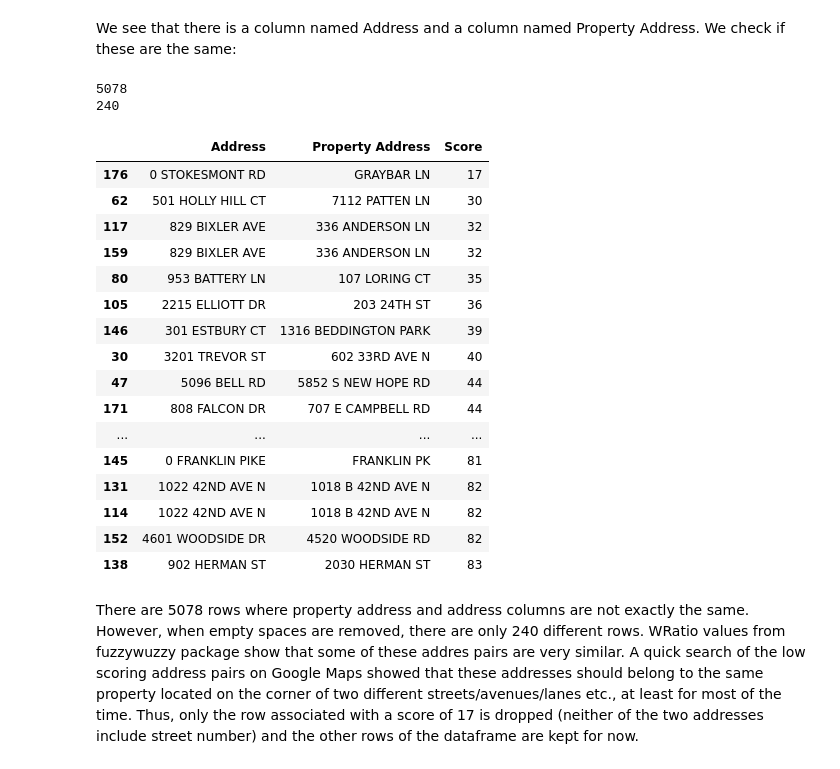
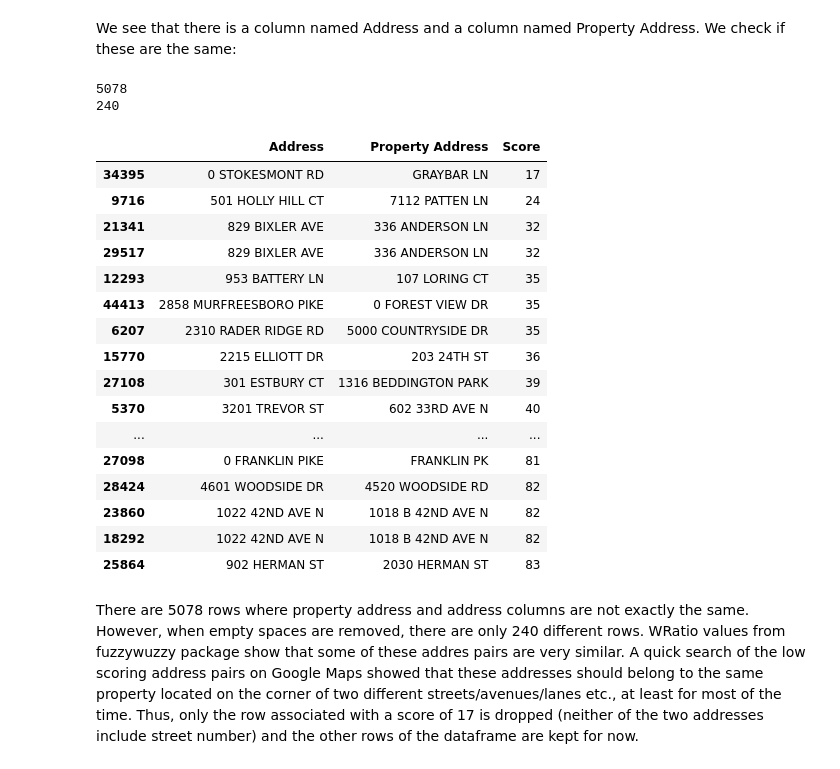
Before and after one commit to alalipour/Nashville-Housing-Prices, a Jupyter notebook: Nashville-Housing-Prices.ipynb, the cells around one changed output. Drawn from its saved outputs; the diff is of its cells as text; code cells hidden in the pictures.

Commit message:
data wrangling 100% complete (updated for efficiency)

```diff
--- a/Nashville-Housing-Prices.ipynb
+++ b/Nashville-Housing-Prices.ipynb
@@ -150,41 +150,37 @@ We see that there is a column named Address and a column named Property Address.
 # %%
 cond = (df['Address'] != df['Property Address']) & (~df['Address'].isna()) & (~df['Property Address'].isna())
 print(df[cond].shape[0])
 
 cond = (df['Address'].str.replace(' ', '') != df['Property Address'].str.replace(' ', '')) \
 & (~df['Address'].isna()) & (~df['Property Address'].isna())
 print(df[cond].shape[0])
 
-dfscorelist = []
-for index, row in df[cond].iterrows():
-        a = row['Address']
-        b = row['Property Address']
-        c = fuzz.WRatio(row['Address'], row['Property Address'])
-        dfscorelist.append({'Address':a, 'Property Address':b, 'Score':c})
-
-dfscore = pd.DataFrame(dfscorelist)
+a = df[cond]['Address']
+b = df[cond]['Property Address']
+c = df[cond][['Address','Property Address']].apply(lambda row: fuzz.WRatio(row['Address'], row['Property Address']), axis=1)
+dfscore = pd.DataFrame({'Address':a, 'Property Address':b, 'Score':c})
 dfscore.sort_values('Score',inplace=True)
 dfscore.head(30)
 # %% [output]
 5078
 240
 |  | Address | Property Address | Score |
-| 176 | 0 STOKESMONT RD | GRAYBAR LN | 17 |
-| 62 | 501 HOLLY HILL CT | 7112 PATTEN LN | 30 |
-| 117 | 829 BIXLER AVE | 336 ANDERSON LN | 32 |
-| 159 | 829 BIXLER AVE | 336 ANDERSON LN | 32 |
-| 80 | 953 BATTERY LN | 107 LORING CT | 35 |
-| 105 | 2215 ELLIOTT DR | 203 24TH ST | 36 |
-| 146 | 301 ESTBURY CT | 1316 BEDDINGTON PARK | 39 |
-| 30 | 3201 TREVOR ST | 602 33RD AVE N | 40 |
-| 47 | 5096 BELL RD | 5852 S NEW HOPE RD | 44 |
-| 171 | 808 FALCON DR | 707 E CAMPBELL RD | 44 |
+| 34395 | 0 STOKESMONT RD | GRAYBAR LN | 17 |
+| 9716 | 501 HOLLY HILL CT | 7112 PATTEN LN | 24 |
+| 21341 | 829 BIXLER AVE | 336 ANDERSON LN | 32 |
+| 29517 | 829 BIXLER AVE | 336 ANDERSON LN | 32 |
+| 12293 | 953 BATTERY LN | 107 LORING CT | 35 |
+| 44413 | 2858 MURFREESBORO PIKE | 0 FOREST VIEW DR | 35 |
+| 6207 | 2310 RADER RIDGE RD | 5000 COUNTRYSIDE DR | 35 |
+| 15770 | 2215 ELLIOTT DR | 203 24TH ST | 36 |
+| 27108 | 301 ESTBURY CT | 1316 BEDDINGTON PARK | 39 |
+| 5370 | 3201 TREVOR ST | 602 33RD AVE N | 40 |
 | ... | ... | ... | ... |
-| 145 | 0 FRANKLIN PIKE | FRANKLIN PK | 81 |
-| 131 | 1022 42ND AVE N | 1018 B 42ND AVE N | 82 |
-| 114 | 1022 42ND AVE N | 1018 B 42ND AVE N | 82 |
-| 152 | 4601 WOODSIDE DR | 4520 WOODSIDE RD | 82 |
-| 138 | 902 HERMAN ST | 2030 HERMAN ST | 83 |
+| 27098 | 0 FRANKLIN PIKE | FRANKLIN PK | 81 |
+| 28424 | 4601 WOODSIDE DR | 4520 WOODSIDE RD | 82 |
+| 23860 | 1022 42ND AVE N | 1018 B 42ND AVE N | 82 |
+| 18292 | 1022 42ND AVE N | 1018 B 42ND AVE N | 82 |
+| 25864 | 902 HERMAN ST | 2030 HERMAN ST | 83 |
 # %% [markdown]
 There are 5078 rows where property address and address columns are not exactly the same. However, when empty spaces are removed, there are only 240 different rows. WRatio values from fuzzywuzzy package show that some of these addres pairs are very similar. A quick search of the low scoring address pairs on Google Maps showed that these addresses should belong to the same property located on the corner of two different streets/avenues/lanes etc., at least for most of the time. Thus, only the row associated with a score of 17 is dropped (neither of the two addresses include street number) and the other rows of the dataframe are kept for now.
 # %%
```
Also changed, not shown: parts of 7 cells of this notebook.
